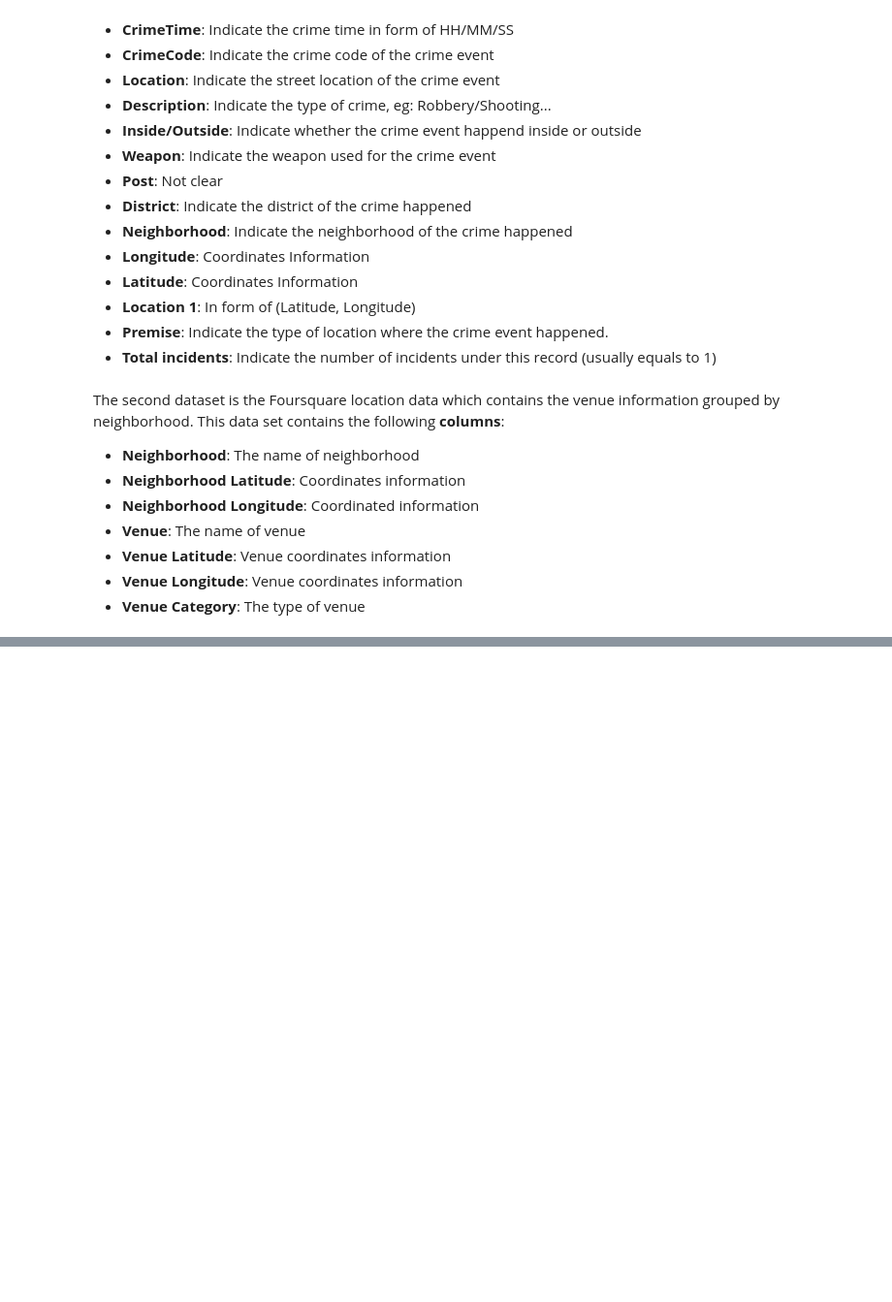
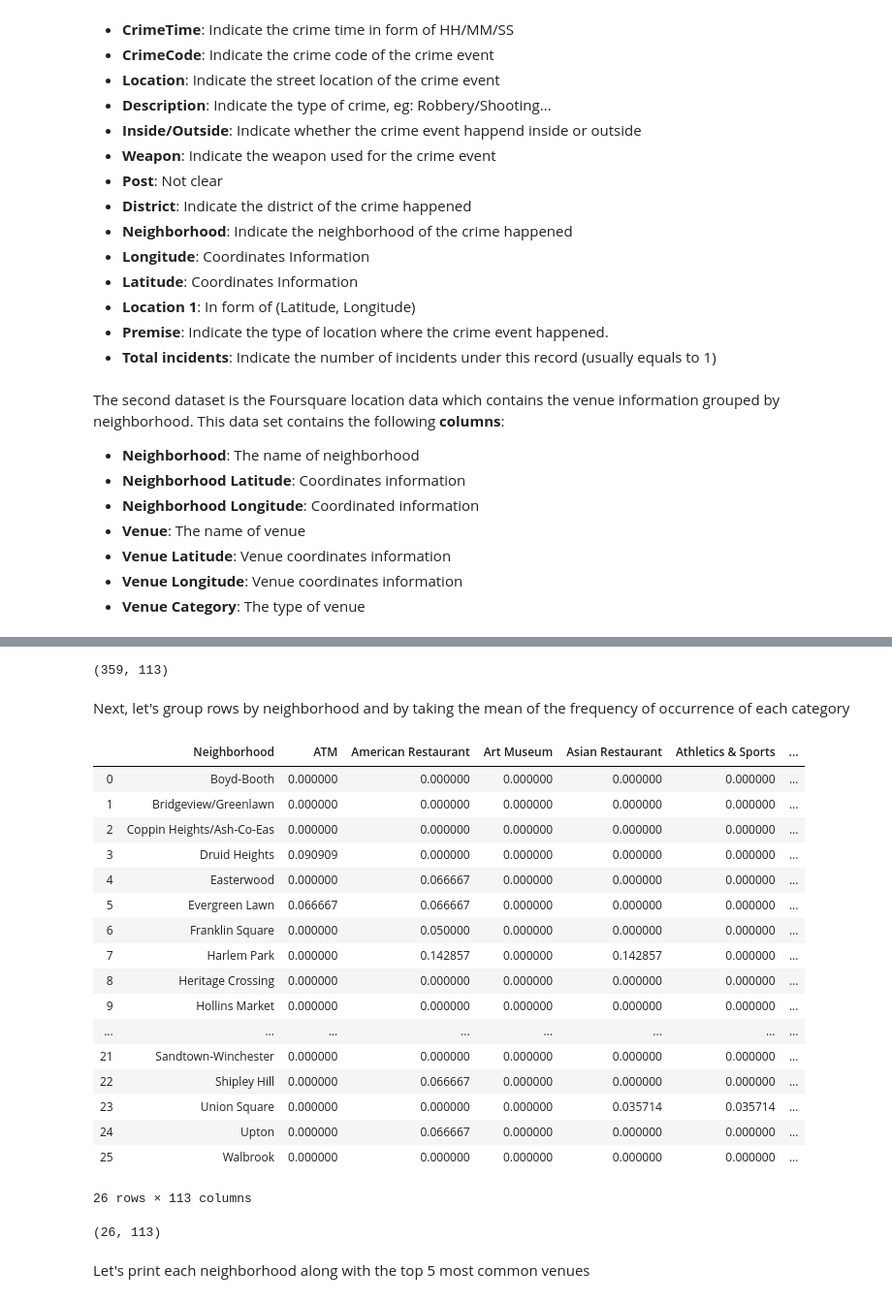
Before and after one commit to Leshen0612/Coursera_Capstone, a Jupyter notebook: The Battle of Neighborhoods_Baltimore.ipynb, the cells around one changed output, grey strips where cells are left out. Shown at 97% size. Saved outputs shown, nothing was run; the diff lists cells and outputs as text; code cells hidden in the pictures; blank space fills up the shorter version.

```diff
--- a/The Battle of Neighborhoods_Baltimore.ipynb
+++ b/The Battle of Neighborhoods_Baltimore.ipynb
@@ -38,0 +293,3 @@ The second dataset is the Foursquare location data which contains the venue info
+# %%
+df_wes = pd.DataFrame(list(zip(wes_nei, lat, long)), columns = ['Neighborhood', 'Latitude', 'Longitude'])
+df_wes
@@ -38,0 +316,8 @@ The second dataset is the Foursquare location data which contains the venue info
+# %%
+CLIENT_ID = '0LSILXCVEEAJ2WQJIJLYJEQNU2R1RSBVWQ3D5ZA33UCCKH1N' # your Foursquare ID
+CLIENT_SECRET = 'JSQURIN25ILBUT00XZLYTLX0ZBXEQC0ZANWT4RUX3MGMZESU' # your Foursquare Secret
+VERSION = '20200404'
+LIMIT = 30
+print('Your credentails:')
+print('CLIENT_ID: ' + CLIENT_ID)
+print('CLIENT_SECRET:' + CLIENT_SECRET)
@@ -38,0 +371,5 @@ The second dataset is the Foursquare location data which contains the venue info
+# %%
+bal_venues = getNearbyVenues(names = df_wes['Neighborhood'],
+                                   latitudes=df_wes['Latitude'],
+                                   longitudes=df_wes['Longitude']
+                                  )
@@ -38,0 +416,12 @@ The second dataset is the Foursquare location data which contains the venue info
+# %%
+# one hot encoding
+bal_onehot = pd.get_dummies(bal_venues[['Venue Category']], prefix="", prefix_sep="")
+
+# add neighborhood column back to dataframe
+bal_onehot['Neighborhood'] = bal_venues['Neighborhood']
+
+# move neighborhood column to the first column
+fixed_columns = [bal_onehot.columns[-1]] + list(bal_onehot.columns[:-1])
+bal_onehot = bal_onehot[fixed_columns]
+
+bal_onehot.head()
@@ -38,0 +436,34 @@ The second dataset is the Foursquare location data which contains the venue info
+# %%
+bal_onehot.shape
+# %% [output]
+(359, 113)
+# %% [markdown]
+Next, let's group rows by neighborhood and by taking the mean of the frequency of occurrence of each category
+# %%
+bal_grouped = bal_onehot.groupby('Neighborhood').mean().reset_index()
+bal_grouped
+# %% [output]
+|  | Neighborhood | ATM | American Restaurant | Art Museum | Asian Restaurant | Athletics & Sports | ... |
+| 0 | Boyd-Booth | 0.000000 | 0.000000 | 0.000000 | 0.000000 | 0.000000 | ... |
+| 1 | Bridgeview/Greenlawn | 0.000000 | 0.000000 | 0.000000 | 0.000000 | 0.000000 | ... |
+| 2 | Coppin Heights/Ash-Co-Eas | 0.000000 | 0.000000 | 0.000000 | 0.000000 | 0.000000 | ... |
+| 3 | Druid Heights | 0.090909 | 0.000000 | 0.000000 | 0.000000 | 0.000000 | ... |
+| 4 | Easterwood | 0.000000 | 0.066667 | 0.000000 | 0.000000 | 0.000000 | ... |
+| 5 | Evergreen Lawn | 0.066667 | 0.066667 | 0.000000 | 0.000000 | 0.000000 | ... |
+| 6 | Franklin Square | 0.000000 | 0.050000 | 0.000000 | 0.000000 | 0.000000 | ... |
+| 7 | Harlem Park | 0.000000 | 0.142857 | 0.000000 | 0.142857 | 0.000000 | ... |
+| 8 | Heritage Crossing | 0.000000 | 0.000000 | 0.000000 | 0.000000 | 0.000000 | ... |
+| 9 | Hollins Market | 0.000000 | 0.000000 | 0.000000 | 0.000000 | 0.000000 | ... |
+| ... | ... | ... | ... | ... | ... | ... | ... |
+| 21 | Sandtown-Winchester | 0.000000 | 0.000000 | 0.000000 | 0.000000 | 0.000000 | ... |
+| 22 | Shipley Hill | 0.000000 | 0.066667 | 0.000000 | 0.000000 | 0.000000 | ... |
+| 23 | Union Square | 0.000000 | 0.000000 | 0.000000 | 0.035714 | 0.035714 | ... |
+| 24 | Upton | 0.000000 | 0.066667 | 0.000000 | 0.000000 | 0.000000 | ... |
+| 25 | Walbrook | 0.000000 | 0.000000 | 0.000000 | 0.000000 | 0.000000 | ... |
+26 rows × 113 columns
+# %%
+bal_grouped.shape
+# %% [output]
+(26, 113)
+# %% [markdown]
+ Let's print each neighborhood along with the top 5 most common venues
```
Also changed, not shown: parts of 74 cells of this notebook, 2 other files.
